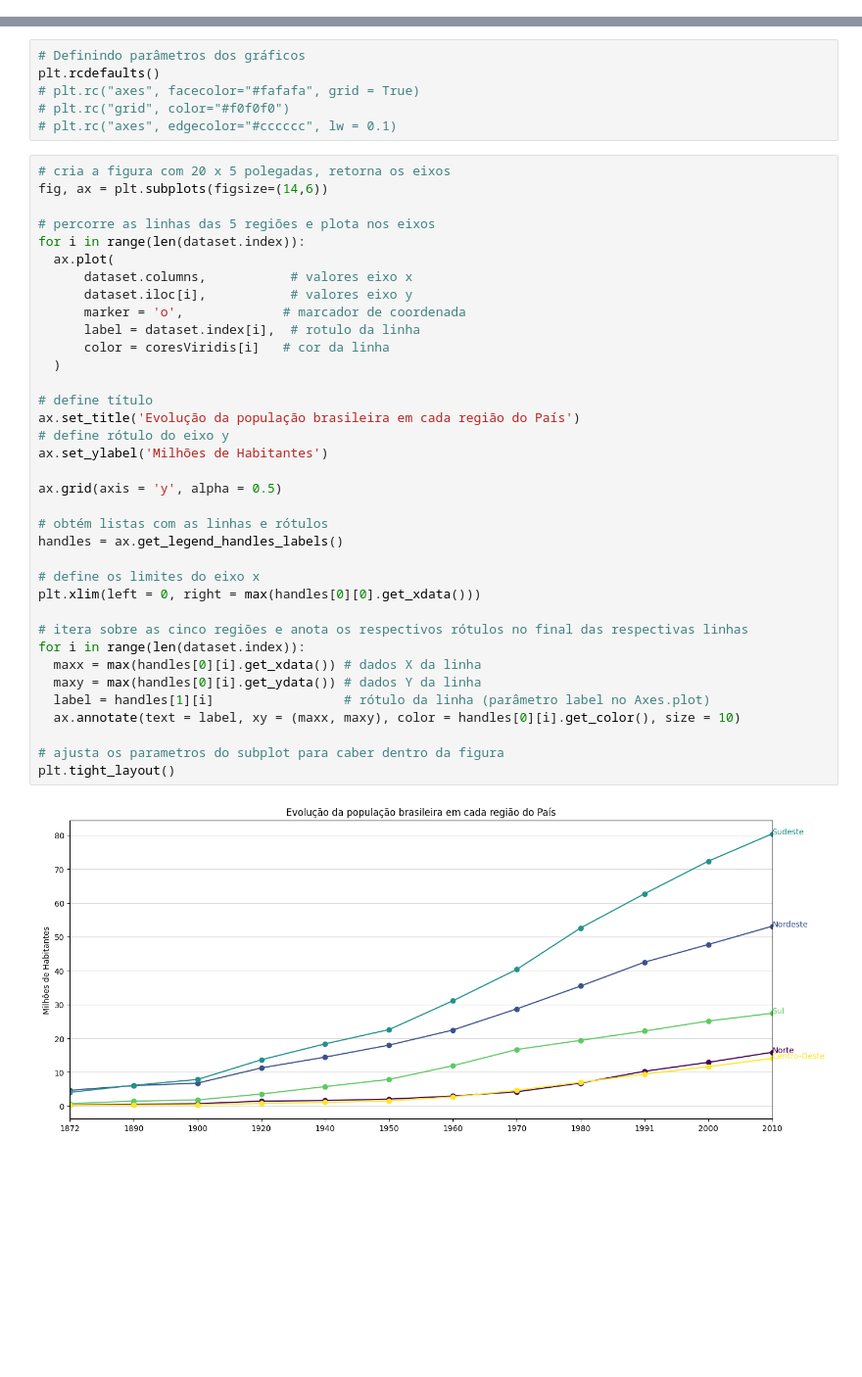
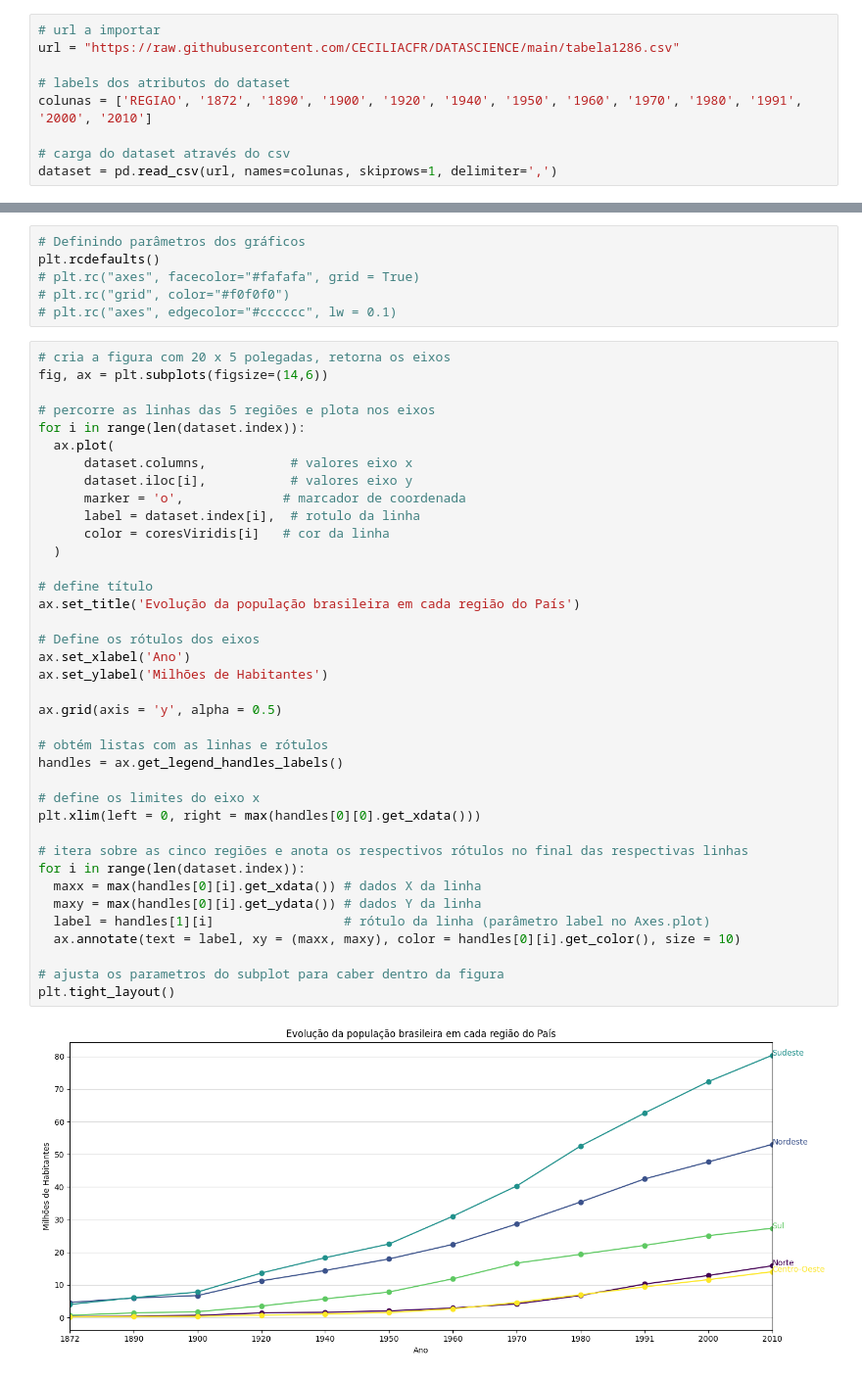
Before and after one commit to CECILIACFR/DATASCIENCE, a Jupyter notebook: Visualizacao_de_Dados_Aula2.ipynb, the cells around one changed output, grey strips where cells are left out. Shown at 98% size. Saved outputs shown, nothing was run; the diff lists cells and outputs as text; blank space fills up the shorter version.

```diff
--- a/Visualizacao_de_Dados_Aula2.ipynb
+++ b/Visualizacao_de_Dados_Aula2.ipynb
@@ -25 +34,10 @@ dataset = pd.read_csv(url, names=colunas, skiprows=1, delimiter=',')
+# %%
+# url a importar
+url = "https://raw.githubusercontent.com/CECILIACFR/DATASCIENCE/main/tabela1286.csv"
+
+# labels dos atributos do dataset
+colunas = ['REGIAO', '1872', '1890', '1900', '1920', '1940', '1950', '1960', '1970', '1980', '1991', '2000', '2010']
+
+# carga do dataset através do csv
+dataset = pd.read_csv(url, names=colunas, skiprows=1, delimiter=',')
 # %%
@@ -126,32 +144,34 @@ for i in range(len(dataset.index)):
   ax.plot(
       dataset.columns,           # valores eixo x
       dataset.iloc[i],           # valores eixo y
       marker = 'o',             # marcador de coordenada
       label = dataset.index[i],  # rotulo da linha
       color = coresViridis[i]   # cor da linha
   )
 
 # define título
 ax.set_title('Evolução da população brasileira em cada região do País')
-# define rótulo do eixo y
+
+# Define os rótulos dos eixos
+ax.set_xlabel('Ano')
 ax.set_ylabel('Milhões de Habitantes')
 
 ax.grid(axis = 'y', alpha = 0.5)
 
 # obtém listas com as linhas e rótulos
 handles = ax.get_legend_handles_labels()
 
 # define os limites do eixo x
 plt.xlim(left = 0, right = max(handles[0][0].get_xdata()))
 
 # itera sobre as cinco regiões e anota os respectivos rótulos no final das respectivas linhas
 for i in range(len(dataset.index)):
   maxx = max(handles[0][i].get_xdata()) # dados X da linha
   maxy = max(handles[0][i].get_ydata()) # dados Y da linha
   label = handles[1][i]                 # rótulo da linha (parâmetro label no Axes.plot)
   ax.annotate(text = label, xy = (maxx, maxy), color = handles[0][i].get_color(), size = 10)
 
 # ajusta os parametros do subplot para caber dentro da figura
 plt.tight_layout()
 # %% [output]
-[figure, old version]
+[figure, new version]
```
Also changed, not shown: parts of 9 cells of this notebook.
